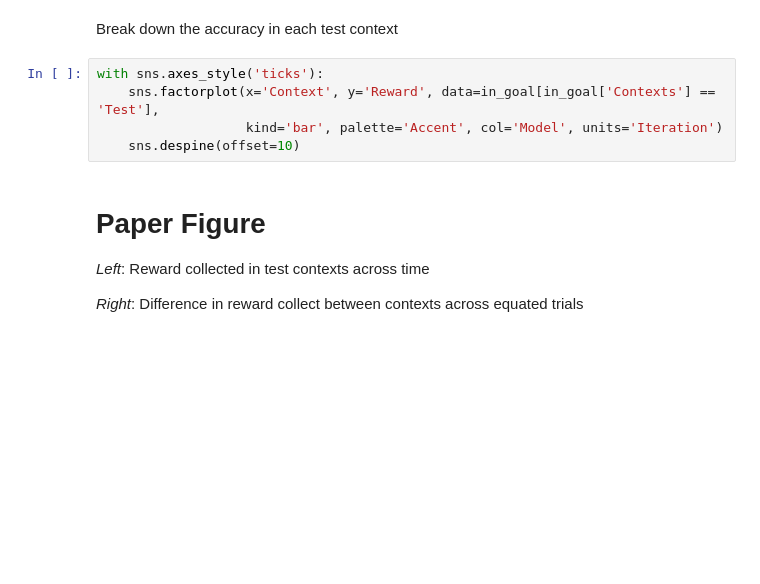
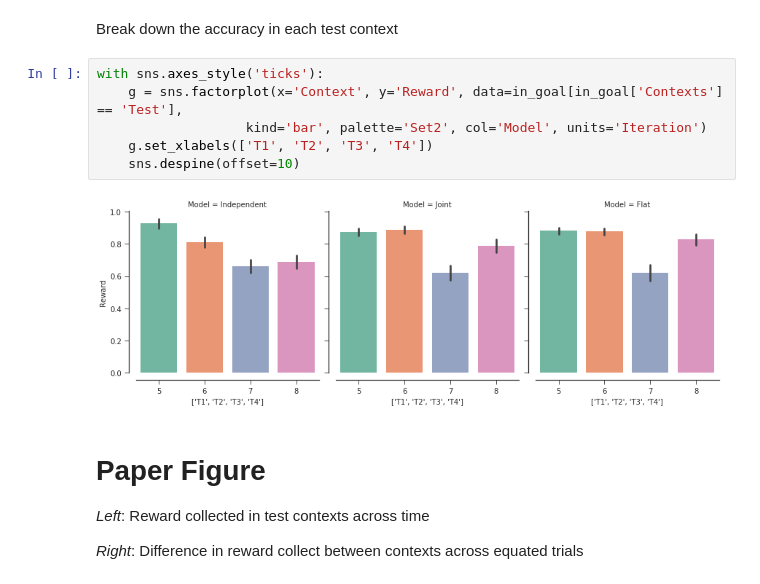
Before and after one commit to nicktfranklin/GeneralizingToGeneralize, a Jupyter notebook: Experiment 1 - Modeling.ipynb, the cells around one changed output. Cells and saved outputs as stored; diff of their text form; blank space fills up the shorter version.

```diff
--- a/Experiment 1 - Modeling.ipynb
+++ b/Experiment 1 - Modeling.ipynb
@@ -85,9 +102,12 @@ with sns.axes_style('white'):
 Break down the accuracy in each test context
 # %%
 with sns.axes_style('ticks'):
-    sns.factorplot(x='Context', y='Reward', data=in_goal[in_goal['Contexts'] == 'Test'],
-                   kind='bar', palette='Accent', col='Model', units='Iteration')
+    g = sns.factorplot(x='Context', y='Reward', data=in_goal[in_goal['Contexts'] == 'Test'],
+                   kind='bar', palette='Set2', col='Model', units='Iteration')
+    g.set_xlabels(['T1', 'T2', 'T3', 'T4'])
     sns.despine(offset=10)
+# %% [output]
+[figure, added]
 # %% [markdown]
 # Paper Figure
 *Left*: Reward collected in test contexts across time
```
Also changed, not shown: parts of 7 cells of this notebook.
